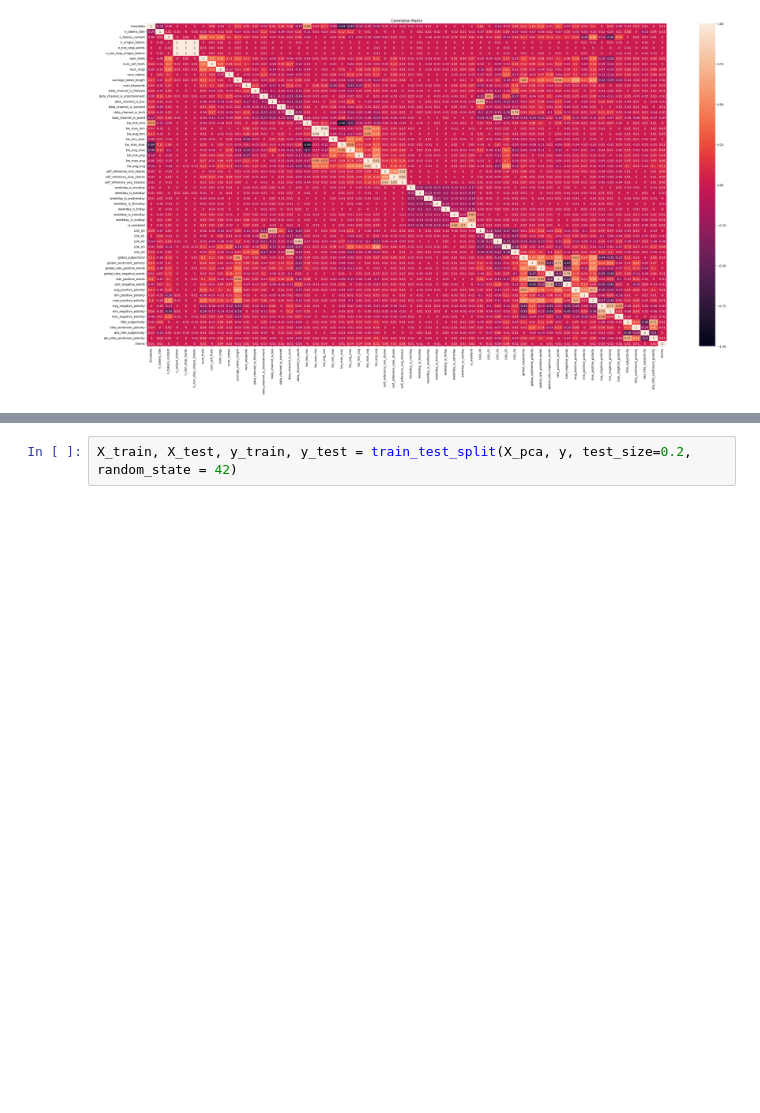
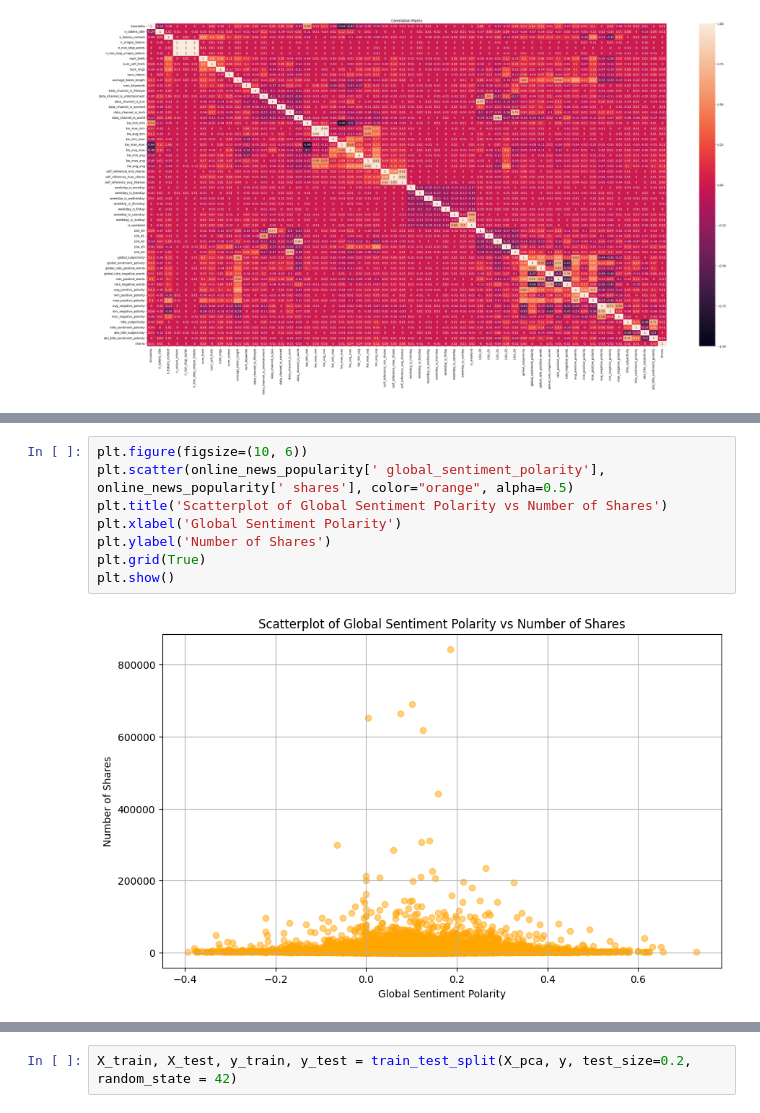
Before and after one commit to michaeljf00/applied_analytics_and_predictive_modeling, a Jupyter notebook: case_study_3.ipynb, the cells around one changed output, grey strips where cells are left out. Saved outputs shown, nothing was run; the diff lists cells and outputs as text; blank space fills up the shorter version.

```diff
--- a/case_study_3.ipynb
+++ b/case_study_3.ipynb
@@ -56,2 +111,12 @@ Text(0.5, 1.0, 'Correlation Matrix')
+# %%
+plt.figure(figsize=(10, 6))
+plt.scatter(online_news_popularity[' global_sentiment_polarity'], online_news_popularity[' shares'], color="orange", alpha=0.5)
+plt.title('Scatterplot of Global Sentiment Polarity vs Number of Shares')
+plt.xlabel('Global Sentiment Polarity')
+plt.ylabel('Number of Shares')
+plt.grid(True)
+plt.show()
+# %% [output]
+[figure, added]
 # %%
 online_news_popularity[" shares"] = pd.qcut(online_news_popularity[" shares"], q=3, labels=False)
```
Also changed, not shown: parts of 14 cells of this notebook, 1 other file.
